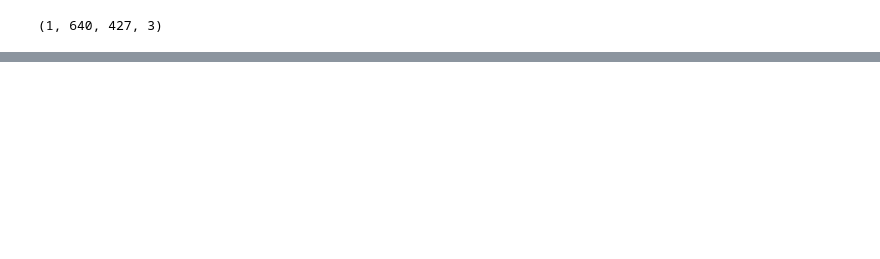
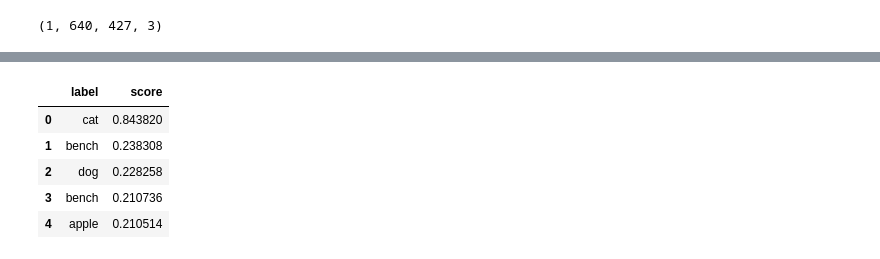
Before and after one commit to hellodanylo/ucla-deeplearning, a Jupyter notebook: 02_cnn/PretrainedObjectDetection.ipynb, the cells around one changed output, grey strips where cells are left out. Cells and saved outputs as stored; diff of their text form; code cells hidden in the pictures; blank space fills up the shorter version.

```diff
--- a/02_cnn/PretrainedObjectDetection.ipynb
+++ b/02_cnn/PretrainedObjectDetection.ipynb
@@ -26,2 +9,11 @@ I1007 15:16:12.735021 139937428870976 saver.py:1483] Saver not created because t
+# %%
+import tensorflow as tf
+import tensorflow_hub as hub
+
+# See https://tfhub.dev/ to find other models.
+# Average inference time on 24 CPUs = 96 ms
+module = 'https://tfhub.dev/tensorflow/ssd_mobilenet_v2/2'
+
+detector = hub.load(module)
 # %%
 import numpy as np
@@ -53 +71,19 @@ sorted(list(result_out.keys()))
+# %%
+# Now we can use the data frame from above to convert
+# the model output (integer IDs) to the corresponding English labels.
+class_ids = result_out['detection_classes'][0].numpy().astype(int)
+class_labels = class_map.loc[class_ids].reset_index(drop=True)
+class_scores = pd.Series(result_out['detection_scores'][0].numpy()).rename('score')
+
+class_predictions = pd.concat([class_labels, class_scores], axis=1)
+class_predictions = class_predictions.sort_values('score', ascending=False)
+
+class_predictions.head(5)
+# %% [output]
+|  | label | score |
+| 0 | cat | 0.843820 |
+| 1 | bench | 0.238308 |
+| 2 | dog | 0.228258 |
+| 3 | bench | 0.210736 |
+| 4 | apple | 0.210514 |
 # %%
```
Also changed, not shown: parts of 8 cells of this notebook, 18 other files.
